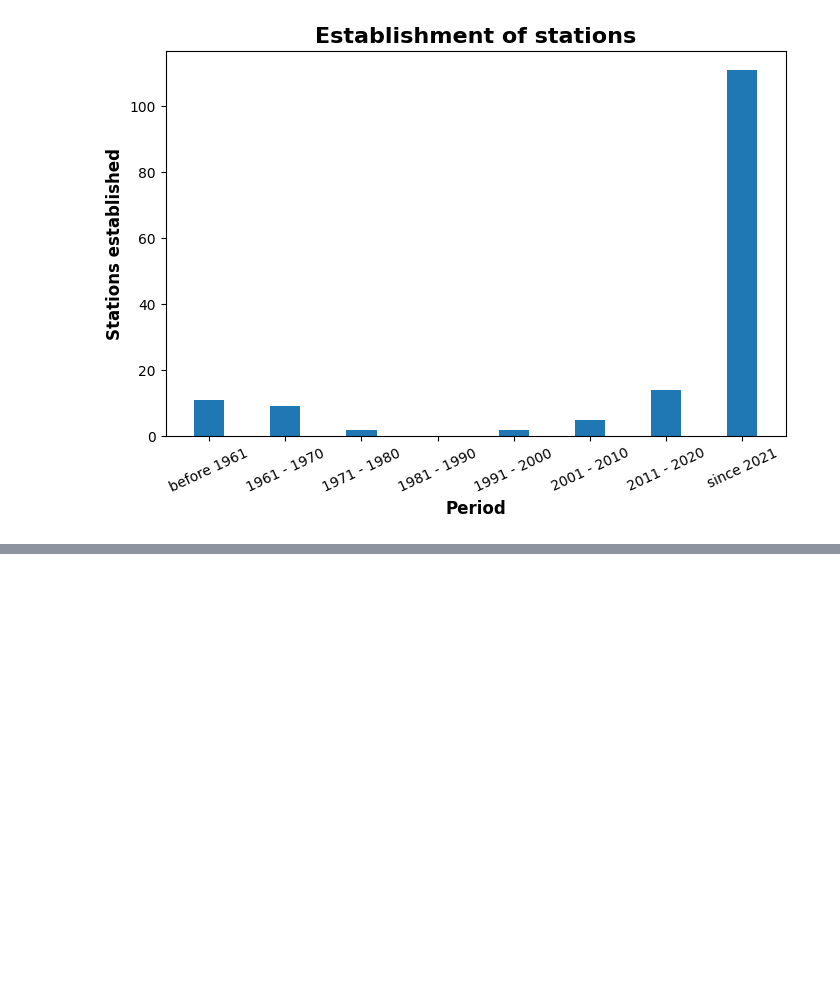
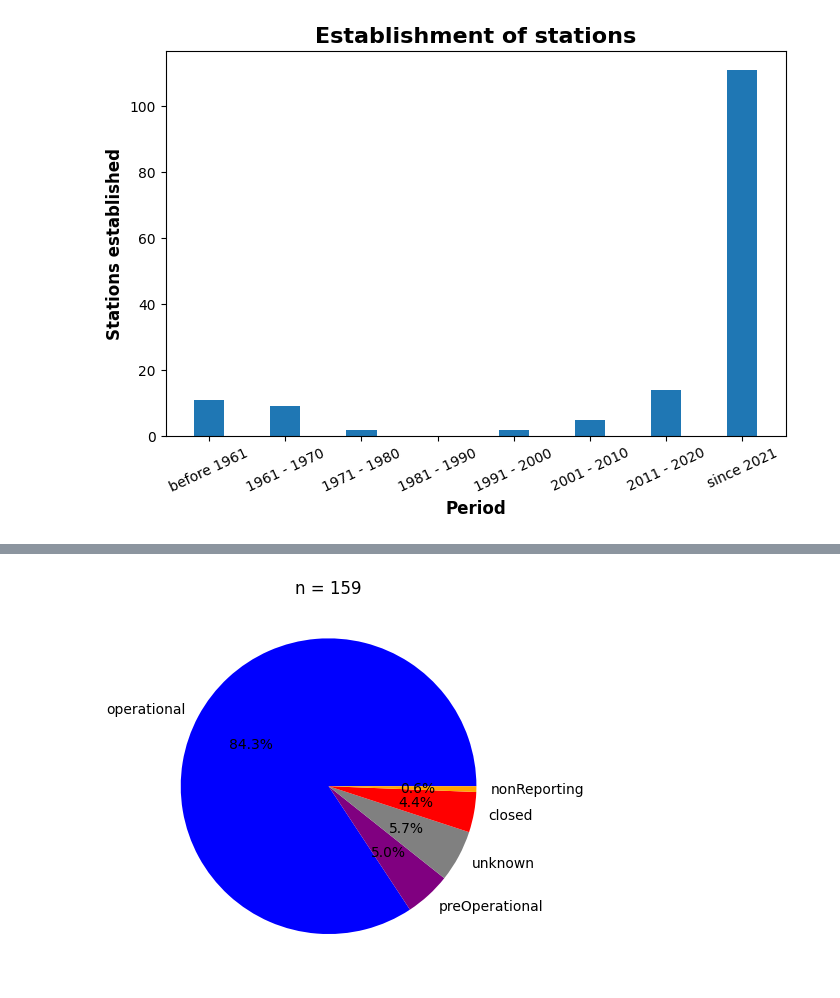
Before and after one commit to joergklausen/oscar-analysis, a Jupyter notebook: sandbox.ipynb, the cells around one changed output, grey strips where cells are left out. Cells and saved outputs as stored; diff of their text form; code cells hidden in the pictures; blank space fills up the shorter version.

```diff
--- a/sandbox.ipynb
+++ b/sandbox.ipynb
@@ -419,0 +501,20 @@ plt.savefig(os.getcwd()+"/Plots/Station_establishment_barplot_simple.jpeg", bbox
+# %%
+#### Pie chart: today's reporting status ####
+
+df = pd.DataFrame(data["stations"])
+
+status = ['operational', 'preOperational', 'unknown', 'closed', 'nonReporting']
+status_n = []
+
+for stat in status:
+    status_n.append(len(df[df["reportingStatus"]==stat]))
+
+colors = ['blue', 'purple', 'grey', 'red', 'orange']
+
+fig, ax = plt.subplots()
+ax.pie(status_n, labels=status, colors=colors,  autopct='%1.1f%%')
+plt.title("n = " + str(len(df)))
+
+plt.savefig(os.getcwd()+"/Plots/Station_ReportingStatus_piechart.jpeg", bbox_inches='tight')
+# %% [output]
+[figure, added]
```
Also changed, not shown: parts of 3 cells of this notebook, 2 other files.
